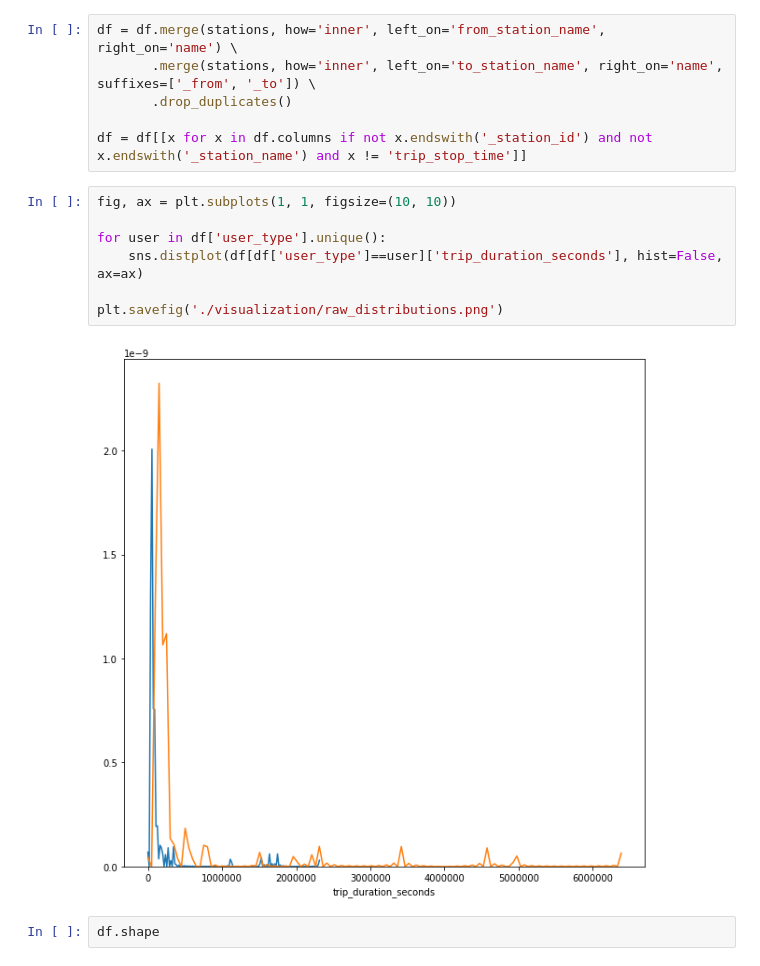
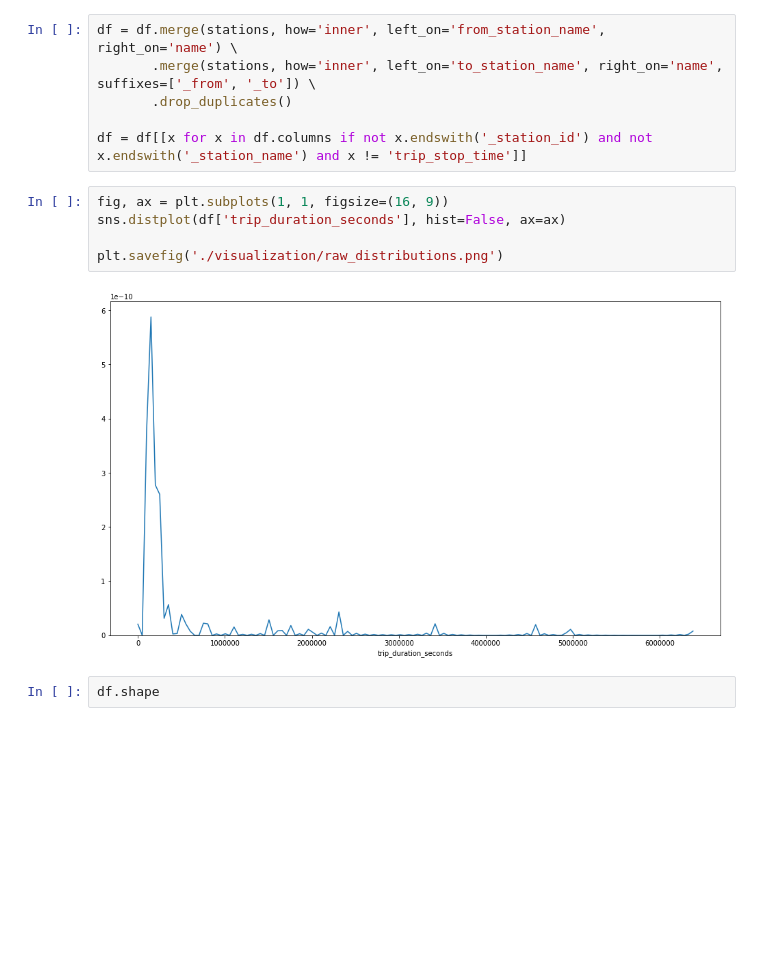
Before and after one commit to open-data-toronto/story-bike-share-ridership, a Jupyter notebook: clean_data.ipynb, the cells around one changed output. Saved outputs shown, nothing was run; the diff lists cells and outputs as text; blank space fills up the shorter version.

```diff
--- a/clean_data.ipynb
+++ b/clean_data.ipynb
@@ -79,14 +79,12 @@ df = df.merge(stations, how='inner', left_on='from_station_name', right_on='name
 
 df = df[[x for x in df.columns if not x.endswith('_station_id') and not x.endswith('_station_name') and x != 'trip_stop_time']]
 # %%
-fig, ax = plt.subplots(1, 1, figsize=(10, 10))
-
-for user in df['user_type'].unique():
-    sns.distplot(df[df['user_type']==user]['trip_duration_seconds'], hist=False, ax=ax)
+fig, ax = plt.subplots(1, 1, figsize=(16, 9))
+sns.distplot(df['trip_duration_seconds'], hist=False, ax=ax)
 
 plt.savefig('./visualization/raw_distributions.png')
 # %% [output]
-[figure, old version]
+[figure, new version]
 # %%
 df.shape
 # %% [output]
```
Also changed, not shown: 1 other file.
